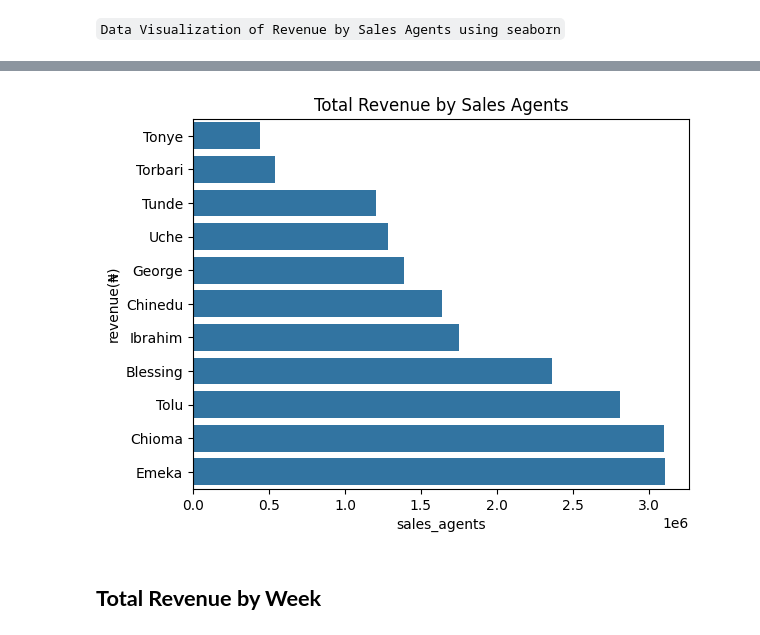
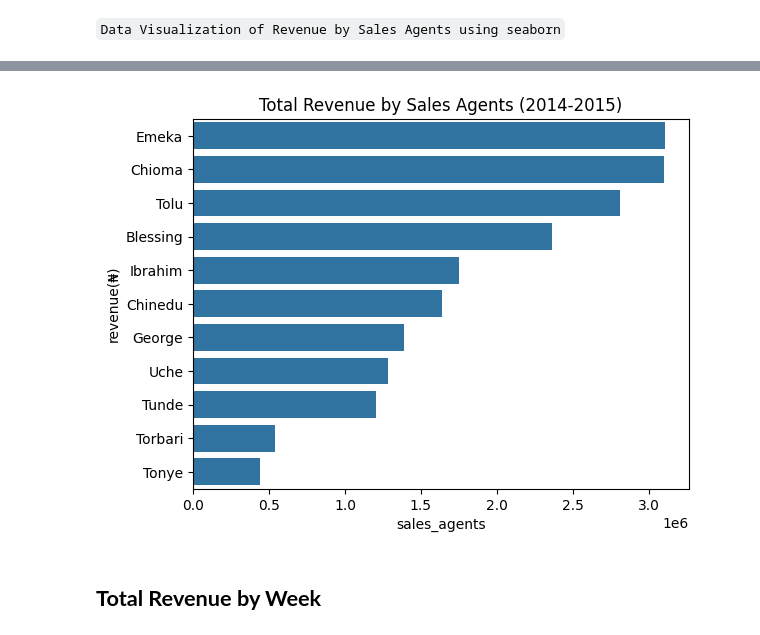
Before and after one commit to DuoDduo/AI-fellowship-module-2, a Jupyter notebook: Tasks/Task14/sales_data_task.ipynb, the cells around one changed output, grey strips where cells are left out. Drawn from its saved outputs; the diff is of its cells as text; code cells hidden in the pictures.

```diff
--- a/Tasks/Task14/sales_data_task.ipynb
+++ b/Tasks/Task14/sales_data_task.ipynb
@@ -650,7 +660,7 @@ Tolu        2183450.0
 Name: revenue(₦), dtype: float64
 # %%
 # getting the total revenue by sales agent
-total_revenue_by_sales_agent= e_sales.groupby("sales_agent")["revenue(₦)"].sum().sort_values(ascending = True)
+total_revenue_by_sales_agent= e_sales.groupby("sales_agent")["revenue(₦)"].sum().sort_values(ascending = False)
 print(f"This is the Total Revenue by Sales Agents:\n{total_revenue_by_sales_agent} ")
 # %% [output]
 This is the Total Revenue by Sales Agents:
@@ -690,12 +700,12 @@ plt.show()
 # %%
 # plotting the bar chart of total revenue by sales agent using seaborn
 sns.barplot(x= total_revenue_by_sales_agent.values, y=total_revenue_by_sales_agent.index, orient = "h")
 plt.xlabel("sales_agents")
 plt.ylabel("revenue(₦)")
-plt.title("Total Revenue by Sales Agents")
+plt.title("Total Revenue by Sales Agents (2014-2015)")
 plt.show()
 # %% [output]
-[figure, old version]
+[figure, new version]
 # %% [markdown]
 ## **Total Revenue by Week** ##
 # %%
```
Also changed, not shown: parts of 13 cells of this notebook, 2 other files.
